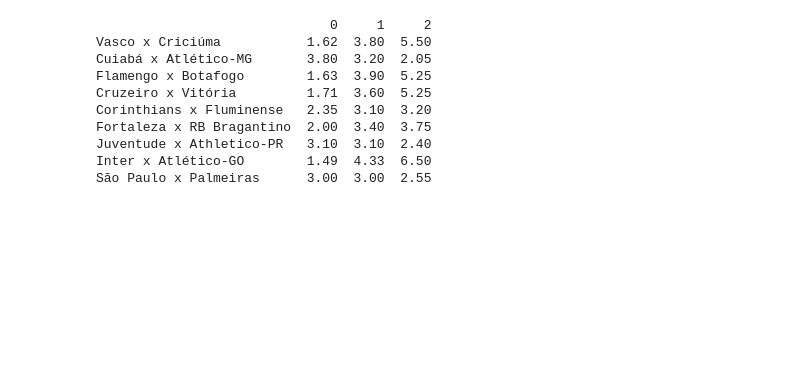
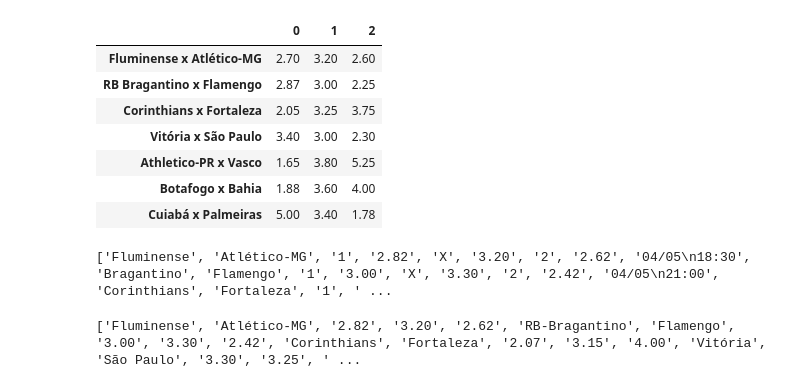
Before and after one commit to caiotravain/QuebrandoBanca, a Jupyter notebook: main.ipynb, the cells around one changed output. Drawn from its saved outputs; the diff is of its cells as text; code cells hidden in the pictures; blank space fills up the shorter version.

```diff
--- a/main.ipynb
+++ b/main.ipynb
@@ -94,15 +104,13 @@ print(dict_times_bet_sporting)
 # %%
 #dict to dataframe
 df_sporting = pd.DataFrame(dict_times_bet_sporting).T
-print(df_sporting)
+df_sporting
 # %% [output]
-                              0     1     2
-Vasco x Criciúma           1.62  3.80  5.50
-Cuiabá x Atlético-MG       3.80  3.20  2.05
-Flamengo x Botafogo        1.63  3.90  5.25
-Cruzeiro x Vitória         1.71  3.60  5.25
-Corinthians x Fluminense   2.35  3.10  3.20
-Fortaleza x RB Bragantino  2.00  3.40  3.75
-Juventude x Athletico-PR   3.10  3.10  2.40
-Inter x Atlético-GO        1.49  4.33  6.50
-São Paulo x Palmeiras      3.00  3.00  2.55
+|  | 0 | 1 | 2 |
+| Fluminense x Atlético-MG | 2.70 | 3.20 | 2.60 |
+| RB Bragantino x Flamengo | 2.87 | 3.00 | 2.25 |
+| Corinthians x Fortaleza | 2.05 | 3.25 | 3.75 |
+| Vitória x São Paulo | 3.40 | 3.00 | 2.30 |
+| Athletico-PR x Vasco | 1.65 | 3.80 | 5.25 |
+| Botafogo x Bahia | 1.88 | 3.60 | 4.00 |
+| Cuiabá x Palmeiras | 5.00 | 3.40 | 1.78 |
@@ -108,0 +119,25 @@ São Paulo x Palmeiras      3.00  3.00  2.55
+# %%
+lista_betano = []
+lista_times_serieA = ['Athletico', 'Atlético-GO', 'Atlético-MG', 'Bahia', 'Botafogo', 'Bragantino', 'Corinthians', 'Cuiabá', 'Flamengo', 'Fluminense', 'Fortaleza', 'Grêmio', 'Internacional', 'Juventude', 'Palmeiras', 'São Paulo', 'Vasco', 'Vitória']
+# driver.find_elements(By.CLASS_NAME, 'tw-text-s')
+achou = False
+WebDriverWait(driver, 10).until(EC.presence_of_element_located((By.XPATH, "//span[@class='tw-text-s tw-leading-s tw-font-bold tw-text-tertiary dark:tw-text-quartary']")))
+nao_achados = 0
+bets = 0
+inicio = False
+for i in driver.find_elements(By.CLASS_NAME, 'tw-leading-s' ):
+    if i.text in lista_times_serieA:
+        achou = True
+        nao_achados = 0
+        inicio = True
+    if achou:
+        lista_betano.append(i.text)
+    elif i.text not in lista_times_serieA:
+        nao_achados += 1
+    elif nao_achados < 3:
+        lista_betano.append(i.text)
+    elif achou and nao_achados > 6:
+        break
+print(lista_betano)
+# %% [output]
+['Fluminense', 'Atlético-MG', '1', '2.82', 'X', '3.20', '2', '2.62', '04/05\n18:30', 'Bragantino', 'Flamengo', '1', '3.00', 'X', '3.30', '2', '2.42', '04/05\n21:00', 'Corinthians', 'Fortaleza', '1', ' ...
@@ -108,0 +149,4 @@ São Paulo x Palmeiras      3.00  3.00  2.55
+# %%
+print(lista_betano)
+# %% [output]
+['Fluminense', 'Atlético-MG', '2.82', '3.20', '2.62', 'RB-Bragantino', 'Flamengo', '3.00', '3.30', '2.42', 'Corinthians', 'Fortaleza', '2.07', '3.15', '4.00', 'Vitória', 'São Paulo', '3.30', '3.25', ' ...
```
Also changed, not shown: parts of 12 cells of this notebook.
